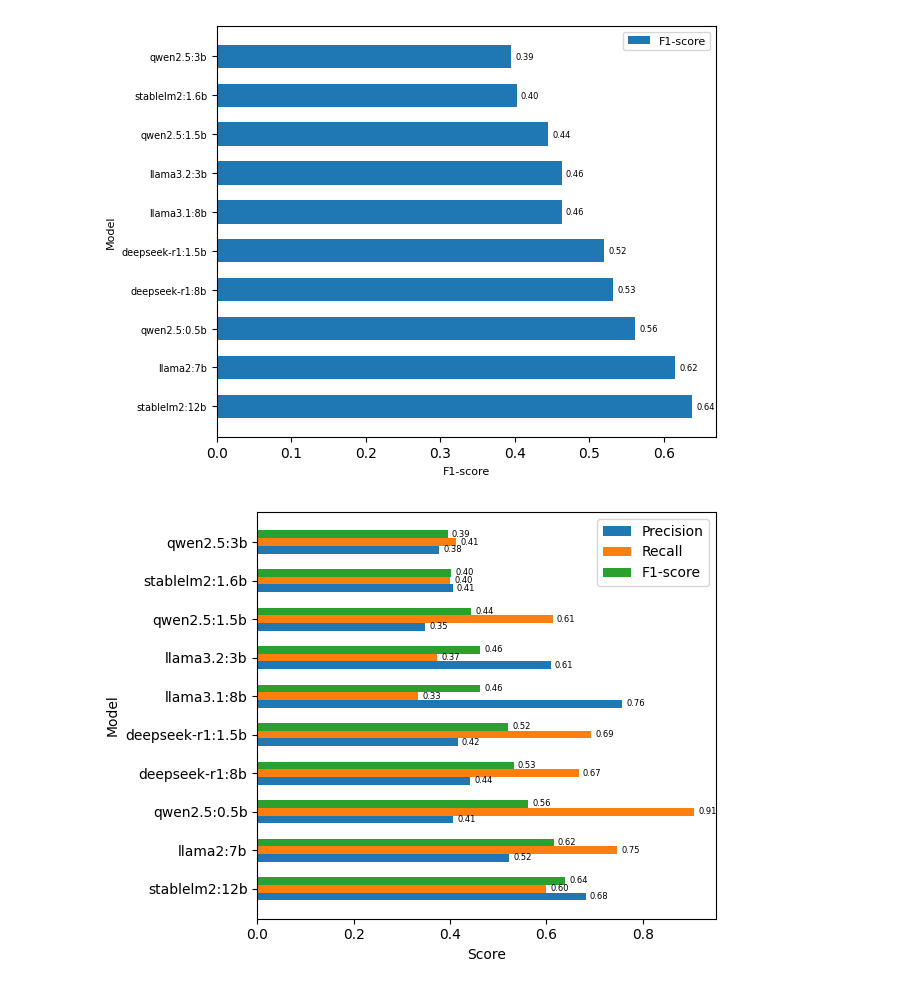
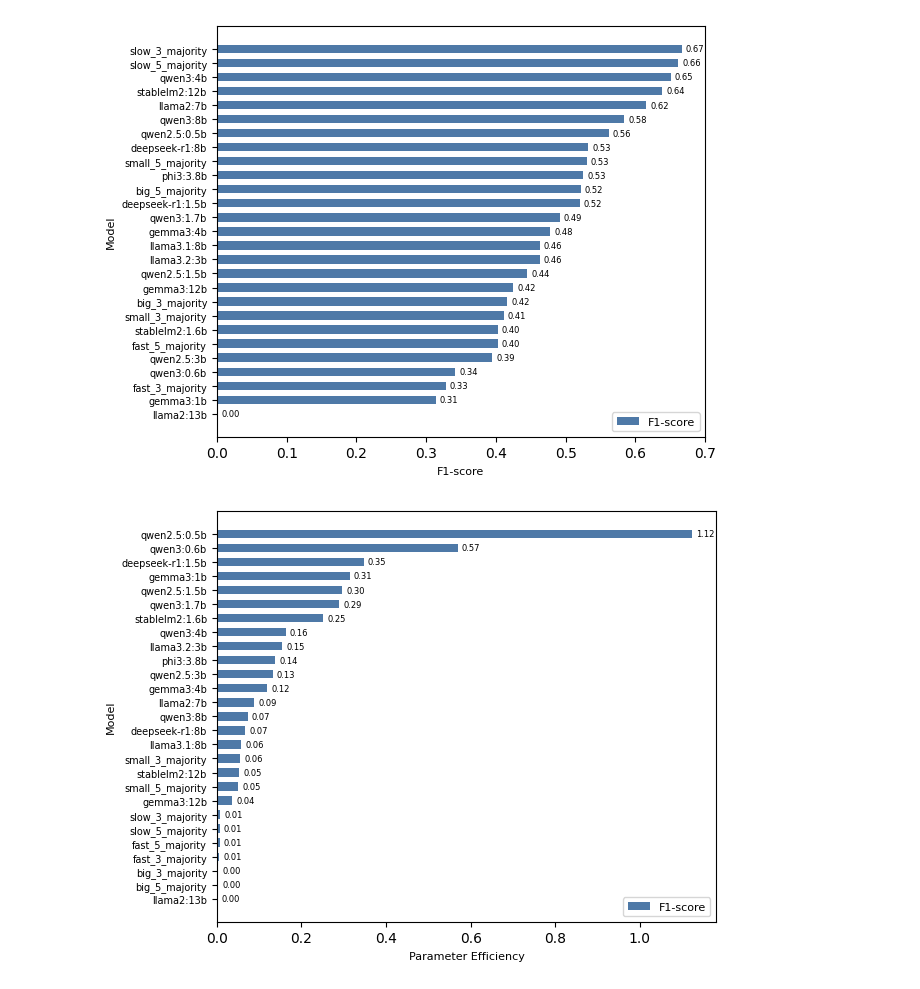
Before and after one commit to gab-berger/dsbd_tcc_rating_classification, a Jupyter notebook: exploration_notebooks/exp_llm_predictions.ipynb, the cells around one changed output. Saved outputs shown, nothing was run; the diff lists cells and outputs as text; code cells hidden in the pictures.

```diff
--- a/exploration_notebooks/exp_llm_predictions.ipynb
+++ b/exploration_notebooks/exp_llm_predictions.ipynb
@@ -112,0 +114,25 @@ display(metrics_df)
+# %%
+# Model groups
+small_3 = model_metrics_df.nsmallest(3, 'parameters')['model'].tolist()
+small_5 = model_metrics_df.nsmallest(5, 'parameters')['model'].tolist()
+big_3   = model_metrics_df.nlargest(3,  'parameters')['model'].tolist()
+big_5   = model_metrics_df.nlargest(5,  'parameters')['model'].tolist()
+
+fast_3 = model_metrics_df.nsmallest(3, 'avg_processing_time')['model'].tolist()
+fast_5 = model_metrics_df.nsmallest(5, 'avg_processing_time')['model'].tolist()
+slow_3 = model_metrics_df.nlargest(3,  'avg_processing_time')['model'].tolist()
+slow_5 = model_metrics_df.nlargest(5,  'avg_processing_time')['model'].tolist()
+
+groups = {
+    'small_3': small_3,
+    'small_5': small_5,
+    'big_3':   big_3,
+    'big_5':   big_5,
+    'fast_3':  fast_3,
+    'fast_5':  fast_5,
+    'slow_3':  slow_3,
+    'slow_5':  slow_5
+}
+
+for label, models in groups.items():
+    print(f"{label:7}: {models}")
@@ -112,0 +217,6 @@ display(metrics_df)
+# %%
+# metrics_df (Models + Groups)
+metrics_df = pd.concat([model_metrics_df, group_metrics_df])
+metrics_df['parameter_efficiency'] = metrics_df['f1_score'] / metrics_df['parameters']
+metrics_df['time_efficiency'] = metrics_df['f1_score'] / metrics_df['avg_processing_time']
+display(metrics_df.head())
@@ -113,48 +230,44 @@ display(metrics_df)
 # %%
-import numpy as np
-import matplotlib.pyplot as plt
-
+# F1-Score Comparison
+metrics_df = metrics_df.sort_values('f1_score', ascending=True)
 models = metrics_df['model'].tolist()
 y = np.arange(len(models))
 bar_height = 0.6
 
 fig, ax = plt.subplots()
-bars_f1 = ax.barh(y, metrics_df['f1_score'], height=bar_height, label='F1-score')
+bars_f1 = ax.barh(y, metrics_df['f1_score'], color=colors['f1_score'], height=bar_height, label='F1-score')
 
 ax.bar_label(bars_f1, fmt='%.2f', padding=3, fontsize=6)
 
 ax.set_yticks(y)
 ax.set_yticklabels(models, fontsize=7)
 ax.set_xlabel('F1-score', fontsize=8)
 ax.set_ylabel('Model', fontsize=8)
 ax.legend(fontsize=8)
 
 plt.tight_layout()
 plt.show()
 # %% [output]
-[figure, old version]
+[figure, new version]
 # %%
+# Parameter Efficiency Comparison
+metrics_df = metrics_df.sort_values('parameter_efficiency', ascending=True)
 models = metrics_df['model'].tolist()
 y = np.arange(len(models))
-bar_height = 0.2
+bar_height = 0.6
 
 fig, ax = plt.subplots()
+bars_f1 = ax.barh(y, metrics_df['parameter_efficiency'], color=colors['f1_score'], height=bar_height, label='Parameter Efficiency')
 
-bars_prec = ax.barh(y - bar_height, metrics_df['precision'],  height=bar_height, label='Precision')
-bars_rec  = ax.barh(y,            metrics_df['recall'],     height=bar_height, label='Recall')
-bars_f1   = ax.barh(y + bar_height, metrics_df['f1_score'],   height=bar_height, label='F1-score')
-
-ax.bar_label(bars_prec, fmt='%.2f', padding=3, fontsize=6)
-ax.bar_label(bars_rec,  fmt='%.2f', padding=3, fontsize=6)
-ax.bar_label(bars_f1,   fmt='%.2f', padding=3, fontsize=6)
+ax.bar_label(bars_f1, fmt='%.2f', padding=3, fontsize=6)
 
 ax.set_yticks(y)
-ax.set_yticklabels(models)
-ax.set_xlabel('Score')
-ax.set_ylabel('Model')
-ax.legend()
+ax.set_yticklabels(models, fontsize=7)
+ax.set_xlabel('Parameter Efficiency', fontsize=8)
+ax.set_ylabel('Model', fontsize=8)
+ax.legend(fontsize=8)
 
 plt.tight_layout()
 plt.show()
 # %% [output]
-[figure, old version]
+[figure, new version]
```
Also changed, not shown: parts of 12 cells of this notebook.
